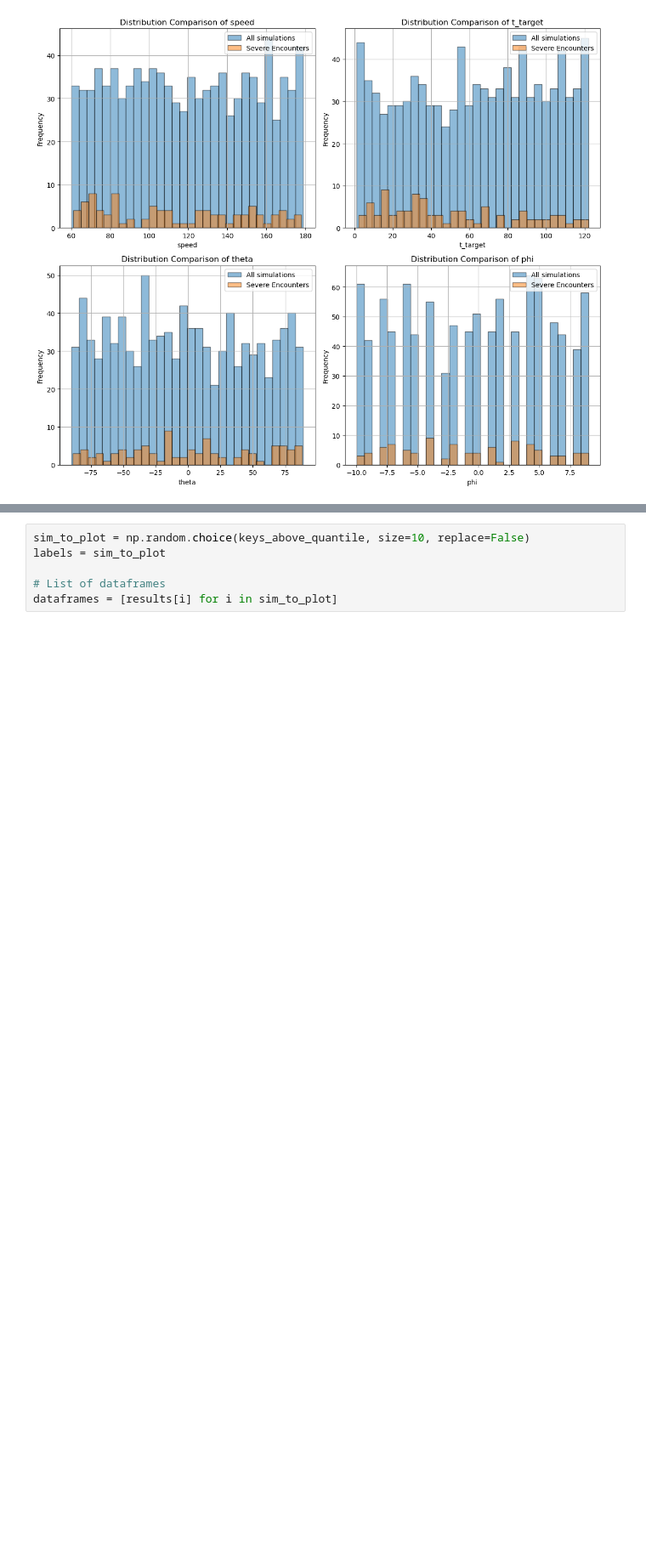
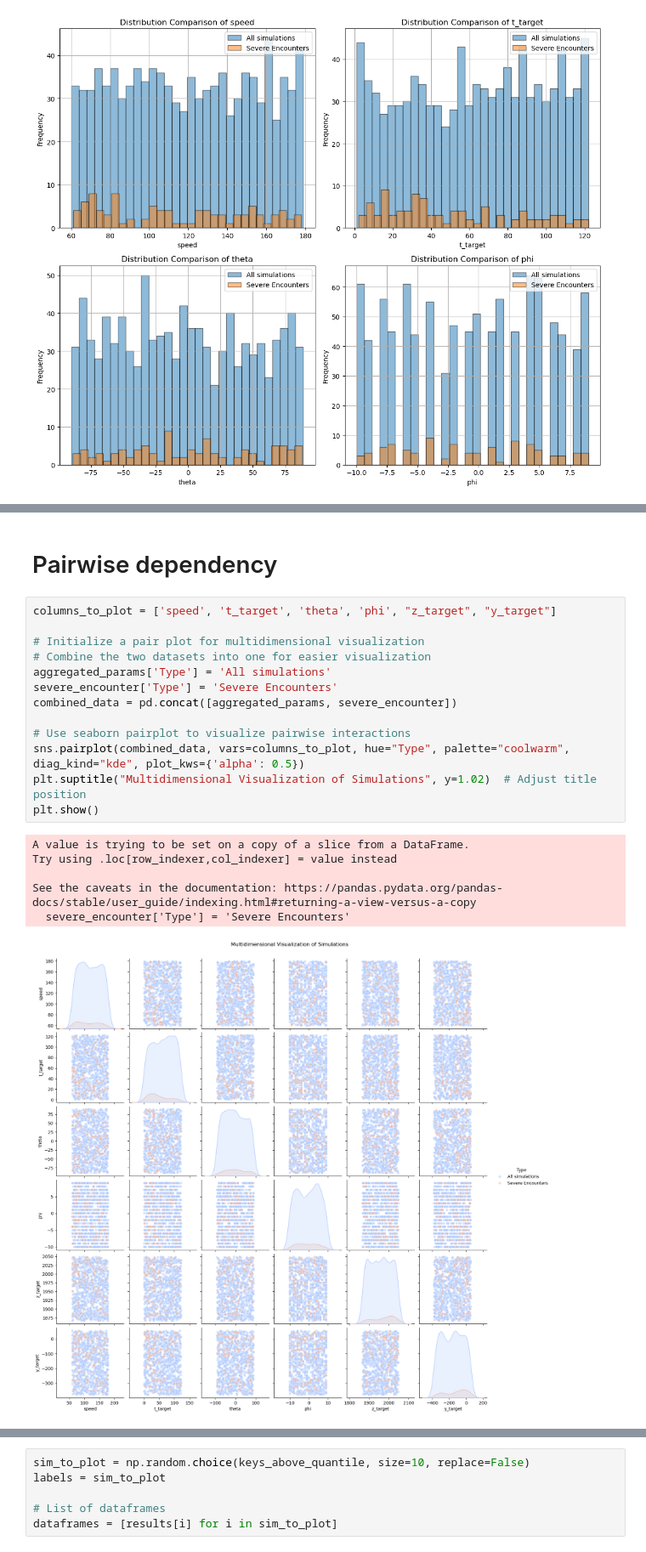
Before and after one commit to kruuZHAW/wake_encounter, a Jupyter notebook: run/analysis.ipynb, the cells around one changed output, grey strips where cells are left out. Shown at 85% size. Saved outputs shown, nothing was run; the diff lists cells and outputs as text; blank space fills up the shorter version.

```diff
--- a/run/analysis.ipynb
+++ b/run/analysis.ipynb
@@ -213,0 +256,22 @@ plt.show()
+# %% [markdown]
+# Pairwise dependency
+# %%
+columns_to_plot = ['speed', 't_target', 'theta', 'phi', "z_target", "y_target"]
+
+# Initialize a pair plot for multidimensional visualization
+# Combine the two datasets into one for easier visualization
+aggregated_params['Type'] = 'All simulations'
+severe_encounter['Type'] = 'Severe Encounters'
+combined_data = pd.concat([aggregated_params, severe_encounter])
+
+# Use seaborn pairplot to visualize pairwise interactions
+sns.pairplot(combined_data, vars=columns_to_plot, hue="Type", palette="coolwarm", diag_kind="kde", plot_kws={'alpha': 0.5})
+plt.suptitle("Multidimensional Visualization of Simulations", y=1.02)  # Adjust title position
+plt.show()
+# %% [output]
+A value is trying to be set on a copy of a slice from a DataFrame.
+Try using .loc[row_indexer,col_indexer] = value instead
+
+See the caveats in the documentation: https://pandas.pydata.org/pandas-docs/stable/user_guide/indexing.html#returning-a-view-versus-a-copy
+  severe_encounter['Type'] = 'Severe Encounters'
+[figure, added]
```
Also changed, not shown: parts of 11 cells of this notebook, 3 other files.
